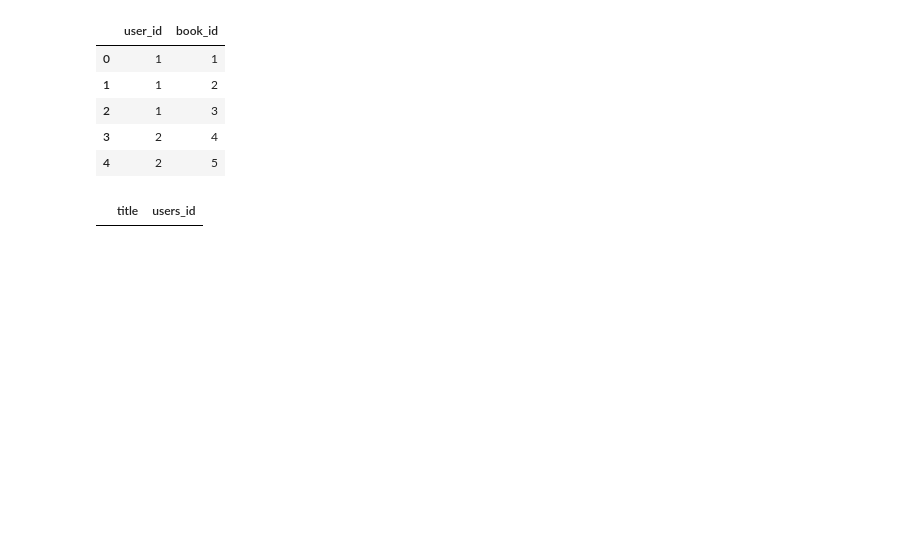
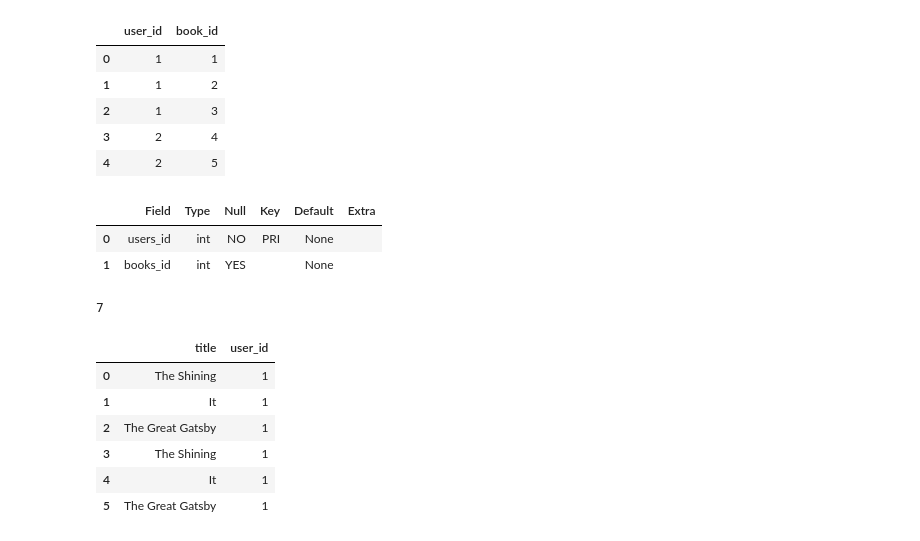
Before and after one commit to sof2401/Books-Core, a Jupyter notebook: books code.ipynb, the cells around one changed output. Saved outputs shown, nothing was run; the diff lists cells and outputs as text; code cells hidden in the pictures; blank space fills up the shorter version.

```diff
--- a/books code.ipynb
+++ b/books code.ipynb
@@ -134,12 +264,30 @@ memory usage: 240.0 bytes
 | 2 | 1 | 3 |
 | 3 | 2 | 4 |
 | 4 | 2 | 5 |
+# %%
+q = '''DESCRIBE favorites;'''
+describe = pd.read_sql(q, conn)
+describe
+# %% [output]
+|  | Field | Type | Null | Key | Default | Extra |
+| 0 | users_id | int | NO | PRI | None |  |
+| 1 | books_id | int | YES |  | None |  |
+# %%
+favorites.to_sql("favorites_data",conn,index=False, if_exists='append')
+# %% [output]
+7
 # %%
-q= """SELECT books.title, favorites.users_id
-FROM books
-JOIN favorites ON books.id = favorites.books_id
-WHERE favorites.users_id =
-    (SELECT users.id FROM users WHERE (users.last_name = "Doe" AND users.first_name = "John"))"""
-pd.read_sql(q, engine)
+q= '''SELECT books_data.title, favorites_data.user_id
+FROM books_data
+JOIN favorites_data ON books_data.id = favorites_data.book_id
+WHERE favorites_data.user_id =
+    (SELECT users_data.id FROM users_data WHERE (users_data.last_name = "Doe" AND users_data.first_name = "John"));'''
+pd.read_sql(q, conn)
 # %% [output]
-|  | title | users_id |
+|  | title | user_id |
+| 0 | The Shining | 1 |
+| 1 | It | 1 |
+| 2 | The Great Gatsby | 1 |
+| 3 | The Shining | 1 |
+| 4 | It | 1 |
+| 5 | The Great Gatsby | 1 |
```
Also changed, not shown: parts of 20 cells of this notebook, 1 other file.
